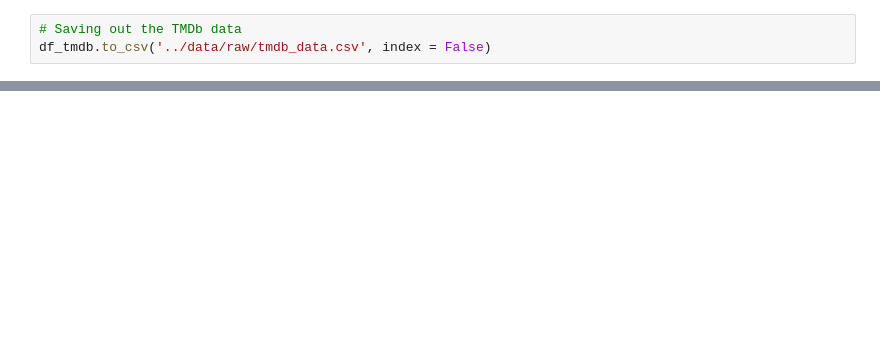
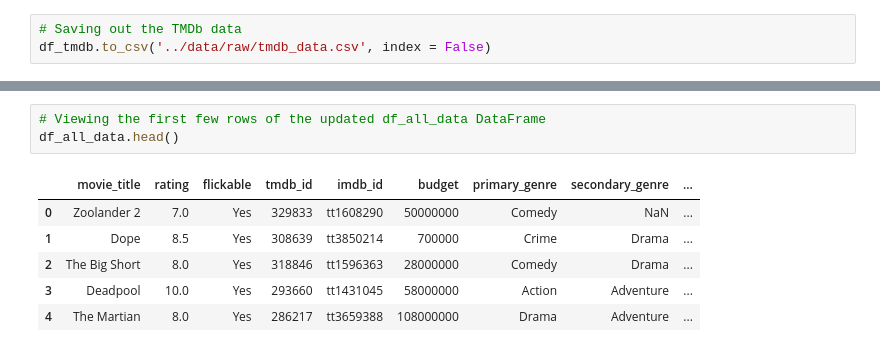
Before and after one commit to dkhundley/movie-ratings-model, a Jupyter notebook: notebooks/data-gathering.ipynb, the cells around one changed output, grey strips where cells are left out. Drawn from its saved outputs; the diff is of its cells as text; blank space fills up the shorter version.

```diff
--- a/notebooks/data-gathering.ipynb
+++ b/notebooks/data-gathering.ipynb
@@ -224,0 +305,10 @@ df_tmdb.to_csv('../data/raw/tmdb_data.csv', index = False)
+# %%
+# Viewing the first few rows of the updated df_all_data DataFrame
+df_all_data.head()
+# %% [output]
+|  | movie_title | rating | flickable | tmdb_id | imdb_id | budget | primary_genre | secondary_genre | ... |
+| 0 | Zoolander 2 | 7.0 | Yes | 329833 | tt1608290 | 50000000 | Comedy | NaN | ... |
+| 1 | Dope | 8.5 | Yes | 308639 | tt3850214 | 700000 | Crime | Drama | ... |
+| 2 | The Big Short | 8.0 | Yes | 318846 | tt1596363 | 28000000 | Comedy | Drama | ... |
+| 3 | Deadpool | 10.0 | Yes | 293660 | tt1431045 | 58000000 | Action | Adventure | ... |
+| 4 | The Martian | 8.0 | Yes | 286217 | tt3659388 | 108000000 | Drama | Adventure | ... |
```
Also changed, not shown: parts of 29 cells of this notebook, 3 other files.
